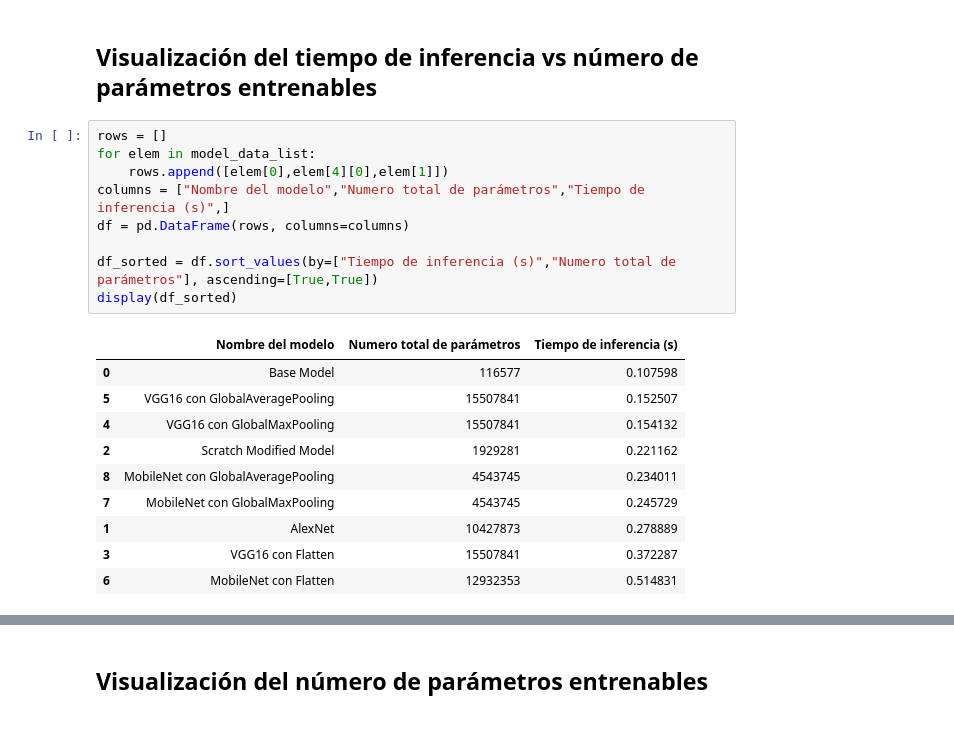
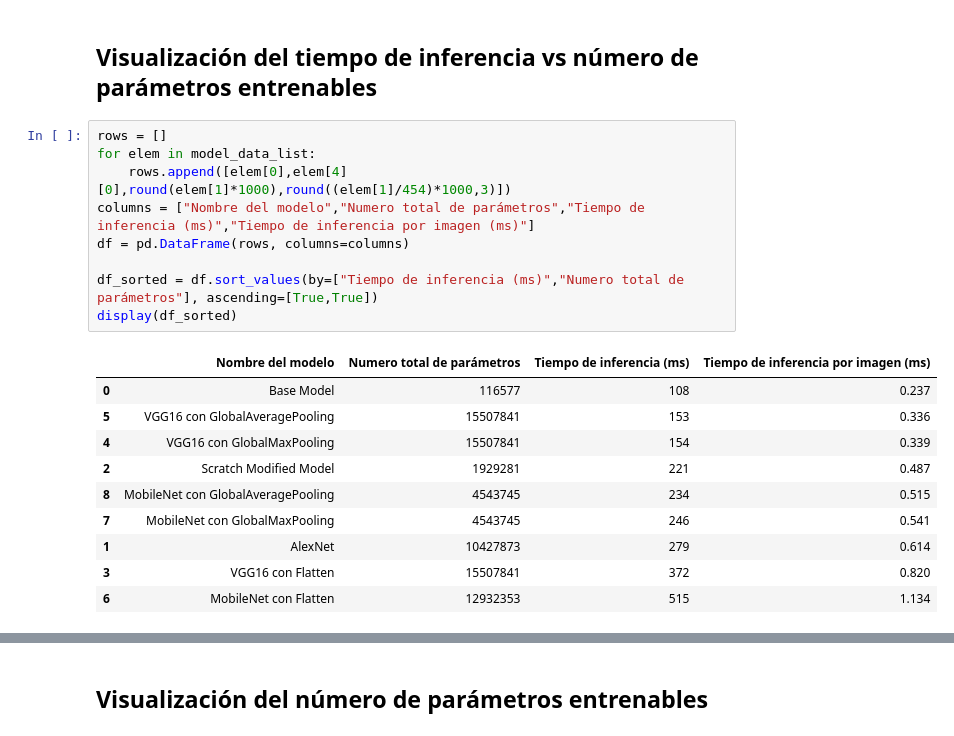
Before and after one commit to raulpg1/mining-detector-gee-tfm, a Jupyter notebook: notebooks/visualizacion_resultados.ipynb, the cells around one changed output, grey strips where cells are left out. Saved outputs shown, nothing was run; the diff lists cells and outputs as text.

```diff
--- a/notebooks/visualizacion_resultados.ipynb
+++ b/notebooks/visualizacion_resultados.ipynb
@@ -231,23 +231,23 @@ plt.show()
 # %%
 rows = []
 for elem in model_data_list:
-    rows.append([elem[0],elem[4][0],elem[1]])
-columns = ["Nombre del modelo","Numero total de parámetros","Tiempo de inferencia (s)",]
+    rows.append([elem[0],elem[4][0],round(elem[1]*1000),round((elem[1]/454)*1000,3)])
+columns = ["Nombre del modelo","Numero total de parámetros","Tiempo de inferencia (ms)","Tiempo de inferencia por imagen (ms)"]
 df = pd.DataFrame(rows, columns=columns)
 
-df_sorted = df.sort_values(by=["Tiempo de inferencia (s)","Numero total de parámetros"], ascending=[True,True])
+df_sorted = df.sort_values(by=["Tiempo de inferencia (ms)","Numero total de parámetros"], ascending=[True,True])
 display(df_sorted)
 # %% [output]
-|  | Nombre del modelo | Numero total de parámetros | Tiempo de inferencia (s) |
-| 0 | Base Model | 116577 | 0.107598 |
-| 5 | VGG16 con GlobalAveragePooling | 15507841 | 0.152507 |
-| 4 | VGG16 con GlobalMaxPooling | 15507841 | 0.154132 |
-| 2 | Scratch Modified Model | 1929281 | 0.221162 |
-| 8 | MobileNet con GlobalAveragePooling | 4543745 | 0.234011 |
-| 7 | MobileNet con GlobalMaxPooling | 4543745 | 0.245729 |
-| 1 | AlexNet | 10427873 | 0.278889 |
-| 3 | VGG16 con Flatten | 15507841 | 0.372287 |
-| 6 | MobileNet con Flatten | 12932353 | 0.514831 |
+|  | Nombre del modelo | Numero total de parámetros | Tiempo de inferencia (ms) | Tiempo de inferencia por imagen (ms) |
+| 0 | Base Model | 116577 | 108 | 0.237 |
+| 5 | VGG16 con GlobalAveragePooling | 15507841 | 153 | 0.336 |
+| 4 | VGG16 con GlobalMaxPooling | 15507841 | 154 | 0.339 |
+| 2 | Scratch Modified Model | 1929281 | 221 | 0.487 |
+| 8 | MobileNet con GlobalAveragePooling | 4543745 | 234 | 0.515 |
+| 7 | MobileNet con GlobalMaxPooling | 4543745 | 246 | 0.541 |
+| 1 | AlexNet | 10427873 | 279 | 0.614 |
+| 3 | VGG16 con Flatten | 15507841 | 372 | 0.820 |
+| 6 | MobileNet con Flatten | 12932353 | 515 | 1.134 |
 # %%
 import matplotlib.pyplot as plt
 from matplotlib.ticker import FuncFormatter
```
Also changed, not shown: parts of 2 cells of this notebook, 2 other files.
